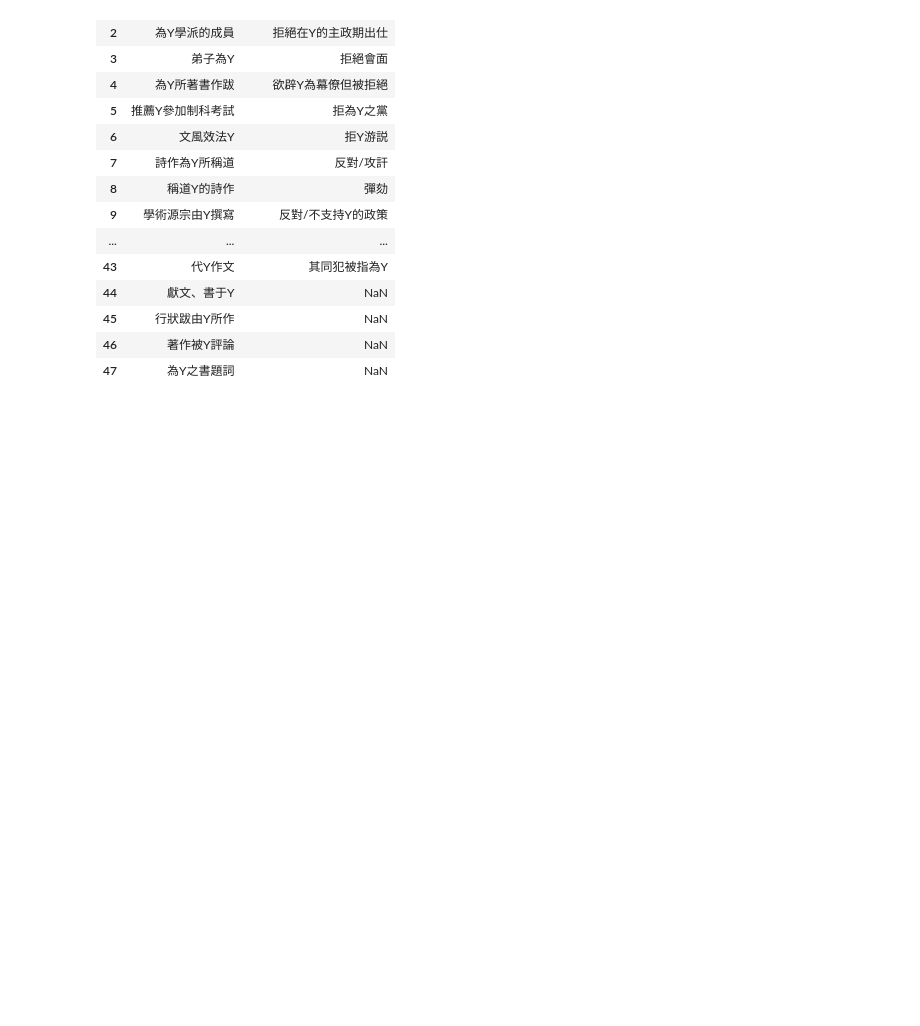
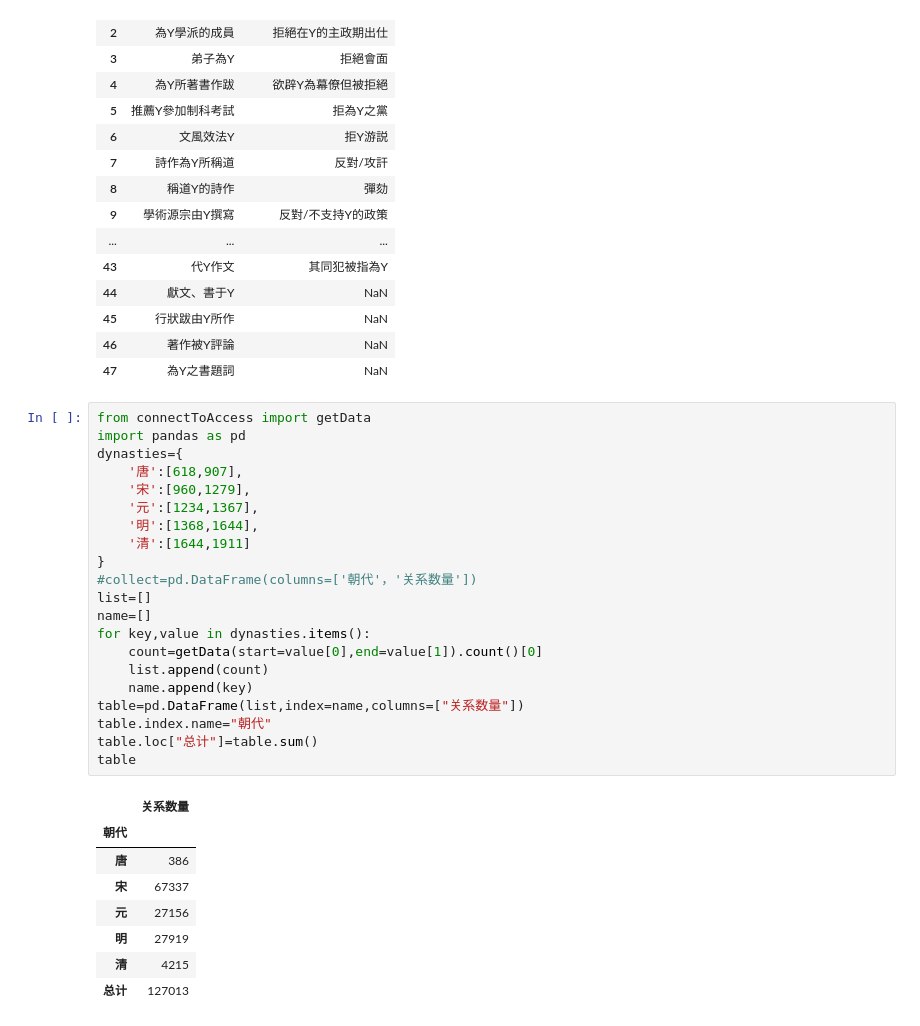
Before and after one commit to jqiuyin/paper, a Jupyter notebook: main/main.ipynb, the cells around one changed output. Drawn from its saved outputs; the diff is of its cells as text; blank space fills up the shorter version.

```diff
--- a/main/main.ipynb
+++ b/main/main.ipynb
@@ -179,3 +239,33 @@ lab1
 | 45 | 行狀跋由Y所作 | NaN |
 | 46 | 著作被Y評論 | NaN |
 | 47 | 為Y之書題詞 | NaN |
+# %%
+from connectToAccess import getData
+import pandas as pd
+dynasties={
+    '唐':[618,907],
+    '宋':[960,1279],
+    '元':[1234,1367],
+    '明':[1368,1644],
+    '清':[1644,1911]
+}
+#collect=pd.DataFrame(columns=['朝代'，'关系数量'])
+list=[]
+name=[]
+for key,value in dynasties.items():
+    count=getData(start=value[0],end=value[1]).count()[0]
+    list.append(count)
+    name.append(key)
+table=pd.DataFrame(list,index=name,columns=["关系数量"])
+table.index.name="朝代"
+table.loc["总计"]=table.sum()
+table
+# %% [output]
+|  | 关系数量 |
+| 朝代 |  |
+| 唐 | 386 |
+| 宋 | 67337 |
+| 元 | 27156 |
+| 明 | 27919 |
+| 清 | 4215 |
+| 总计 | 127013 |
```
Also changed, not shown: parts of 9 cells of this notebook, 7 other files.
